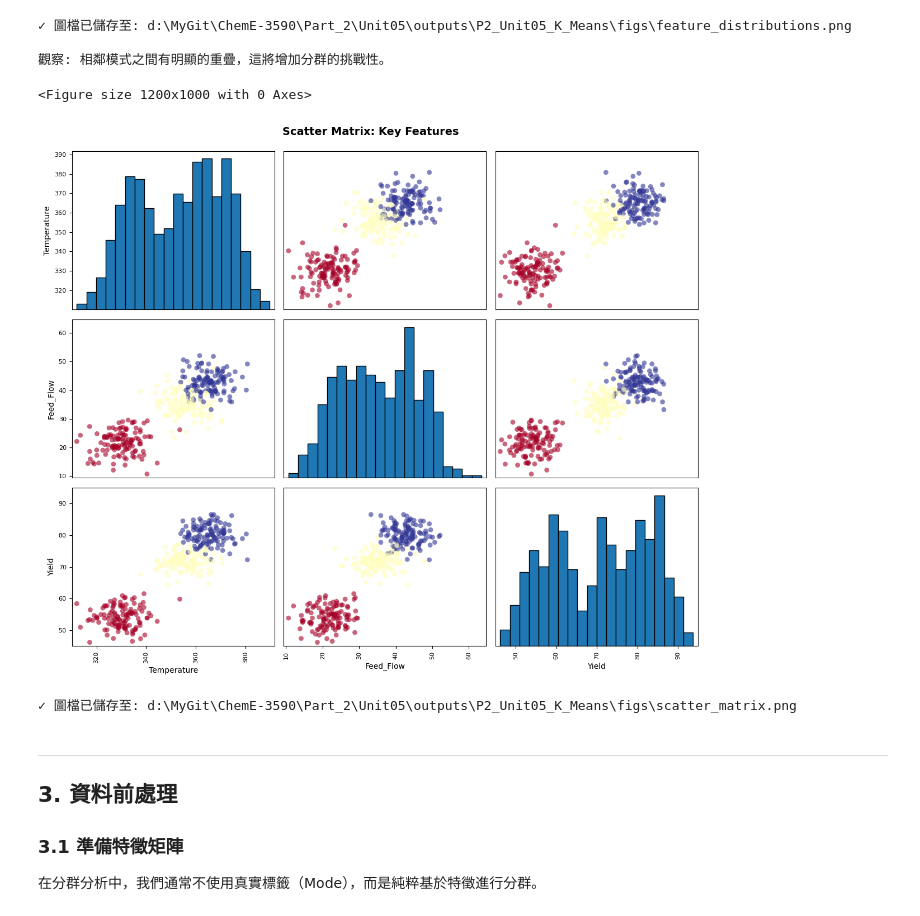
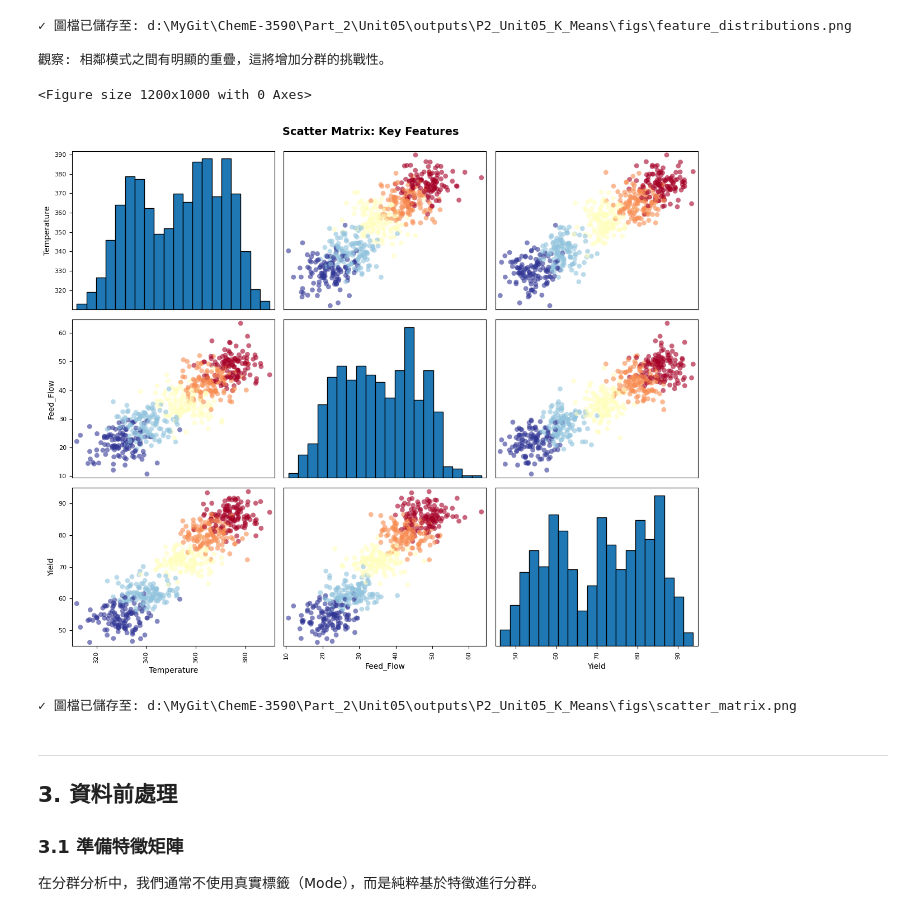
Before and after one commit to d9148408/ChemE-3590, a Jupyter notebook: Part_2/Unit05/Unit05_K_Means.ipynb, the cells around one changed output. Drawn from its saved outputs; the diff is of its cells as text; code cells hidden in the pictures.

```diff
--- a/Part_2/Unit05/Unit05_K_Means.ipynb
+++ b/Part_2/Unit05/Unit05_K_Means.ipynb
@@ -314,29 +314,29 @@ print("\n觀察: 相鄰模式之間有明顯的重疊，這將增加分群的挑
 # %%
 # 散點圖矩陣：視覺化特徵之間的關係
 # 選擇3個關鍵特徵進行視覺化
 selected_features = ['Temperature', 'Feed_Flow', 'Yield']
 
 fig = plt.figure(figsize=(12, 10))
 pd.plotting.scatter_matrix(
     df[selected_features + ['Mode']],
-    c=df['Mode'].map({'High': 0, 'Medium': 1, 'Low': 2}),
+    c=df['Mode'].map({'Low': 0, 'Medium_Low': 1, 'Medium': 2, 'High': 3, 'Very_High': 4}),
     figsize=(12, 10),
     marker='o',
     hist_kwds={'bins': 20, 'edgecolor': 'black'},
     s=40,
     alpha=0.6,
     cmap='RdYlBu_r',
     diagonal='hist'
 )
 plt.suptitle('Scatter Matrix: Key Features', fontsize=14, fontweight='bold', y=0.995)
 plt.tight_layout()
 plt.savefig(FIG_DIR / 'scatter_matrix.png', dpi=300, bbox_inches='tight')
 plt.show()
 
 print(f"✓ 圖檔已儲存至: {FIG_DIR / 'scatter_matrix.png'}")
 # %% [output]
 <Figure size 1200x1000 with 0 Axes>
-[figure, old version]
+[figure, new version]
 ✓ 圖檔已儲存至: d:\MyGit\ChemE-3590\Part_2\Unit05\outputs\P2_Unit05_K_Means\figs\scatter_matrix.png
 # %% [markdown]
 ---
```
Also changed, not shown: parts of 13 cells of this notebook, 23 other files.
